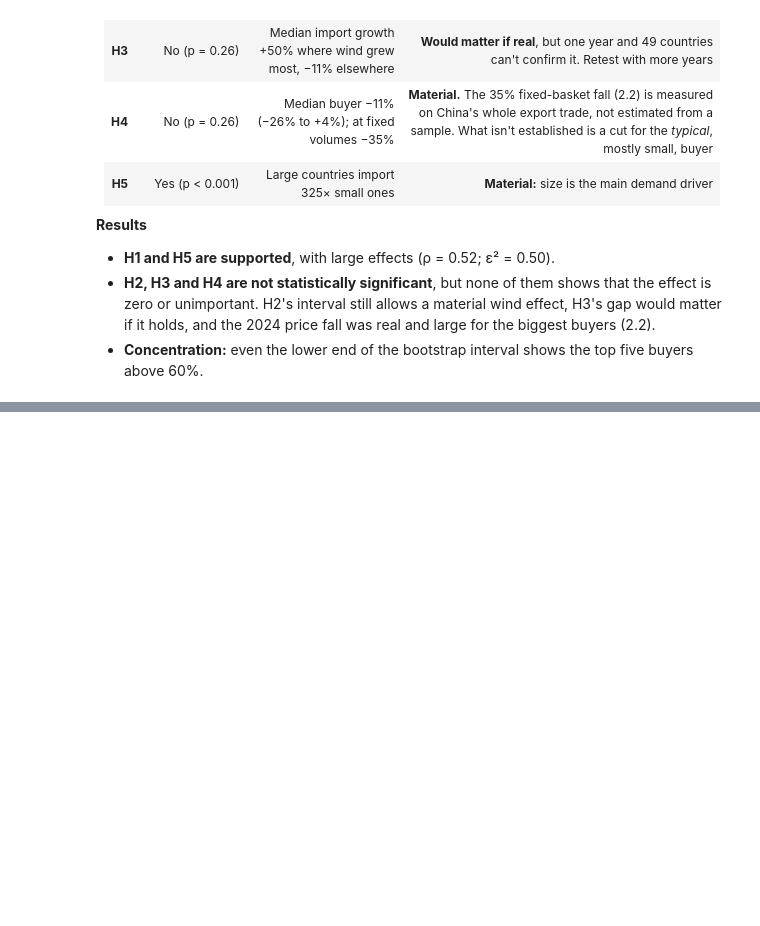
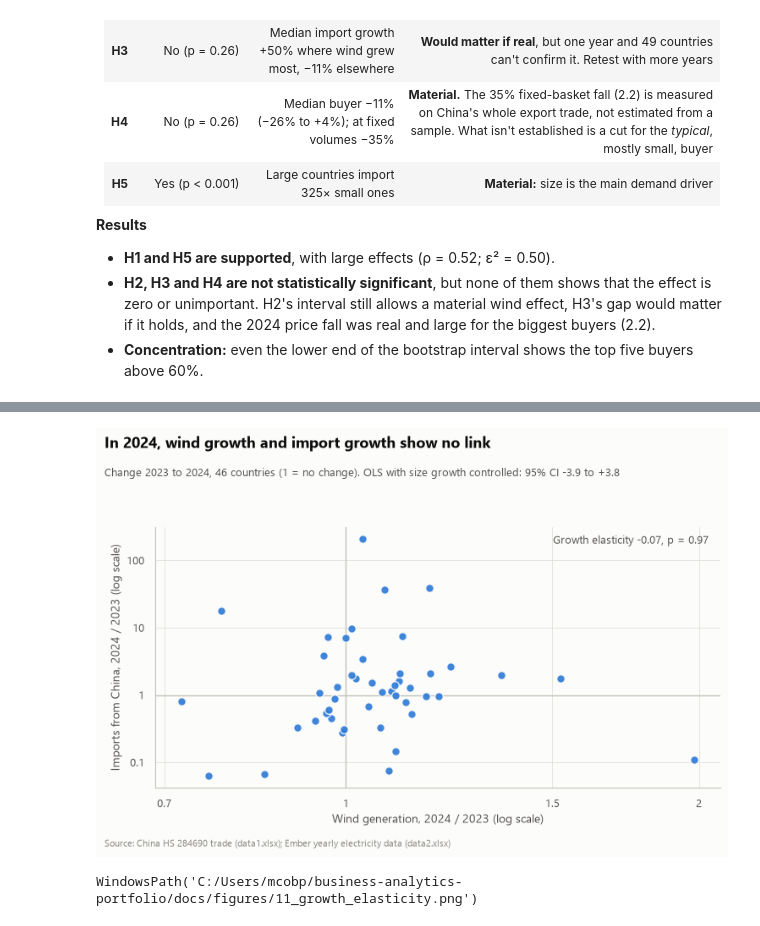
Before and after one commit to bolorbud-gif/business-analytics-portfolio, a Jupyter notebook: notebooks/02_eda_analysis.ipynb, the cells around one changed output, grey strips where cells are left out. Saved outputs shown, nothing was run; the diff lists cells and outputs as text; code cells hidden in the pictures; blank space fills up the shorter version.

```diff
--- a/notebooks/02_eda_analysis.ipynb
+++ b/notebooks/02_eda_analysis.ipynb
@@ -395,0 +489,6 @@ WindowsPath('C:/Users/mcobp/business-analytics-portfolio/docs/figures/04_size_co
+# %%
+drivers = ["wind_capacity_gw", "total_generation_twh"]
+both_years = st.fit_log_ols(ex.balanced_panel(sample), "imports_from_china_kg", drivers)
+ppml = st.fit_ppml(ex.analysis_sample(panel, include_non_buyers=True), "imports_from_china_kg", drivers)
+st.compare_models({"B: all buyers (log-log OLS)": with_size, "B: buyers in both years only": both_years,
+                   "PPML: missing years as 0 kg": ppml}, ["log_wind_capacity_gw", "log_total_generation_twh"])
@@ -532,0 +669,23 @@ challenged:
+# %%
+growth_model = st.fit_log_change_ols(panel, "imports_from_china_kg", ["wind_generation_twh", "total_generation_twh"],
+                                     "country", "year", 2023, 2024)
+price_model = st.fit_log_change_ols(exports, "unit_value_usd_per_kg", [], "partner", "year", 2023, 2024)
+ev = {"H1": st.coefficient_evidence(wind_only, "log_wind_capacity_gw"),
+      "H2": st.coefficient_evidence(with_size, "log_wind_capacity_gw"),
+      "H3": st.coefficient_evidence(growth_model, "dlog_wind_generation_twh", factor=2),
+      "H4": st.coefficient_evidence(price_model, "Intercept"),
+      "H5": st.coefficient_evidence(with_size, "log_total_generation_twh")}
+changes = st.log_changes(panel, ["imports_from_china_kg", "wind_generation_twh", "total_generation_twh"],
+                         "country", "year", 2023, 2024)
+fig = ch.relationship_scatter(
+    changes, "ratio_wind_generation_twh", "ratio_imports_from_china_kg",
+    "Wind generation, 2024 / 2023 (log scale)", "Imports from China, 2024 / 2023 (log scale)",
+    "In 2024, wind growth and import growth show no link",
+    f"Change 2023 to 2024, {len(changes)} countries (1 = no change). OLS with size growth controlled: "
+    f"95% CI {ev['H3']['ci_low']:+.1f} to {ev['H3']['ci_high']:+.1f}", SOURCE,
+    note=f"Growth elasticity {ev['H3']['coef']:+.2f}, p = {ev['H3']['p']:.2f}",
+    xscale="log", yscale="log", ref_x=1, ref_y=1, note_loc="upper right")
+show(fig, "11_growth_elasticity")
+# %% [output]
+[figure, added]
+WindowsPath('C:/Users/mcobp/business-analytics-portfolio/docs/figures/11_growth_elasticity.png')
```
Also changed, not shown: parts of 14 cells of this notebook, 11 other files.
